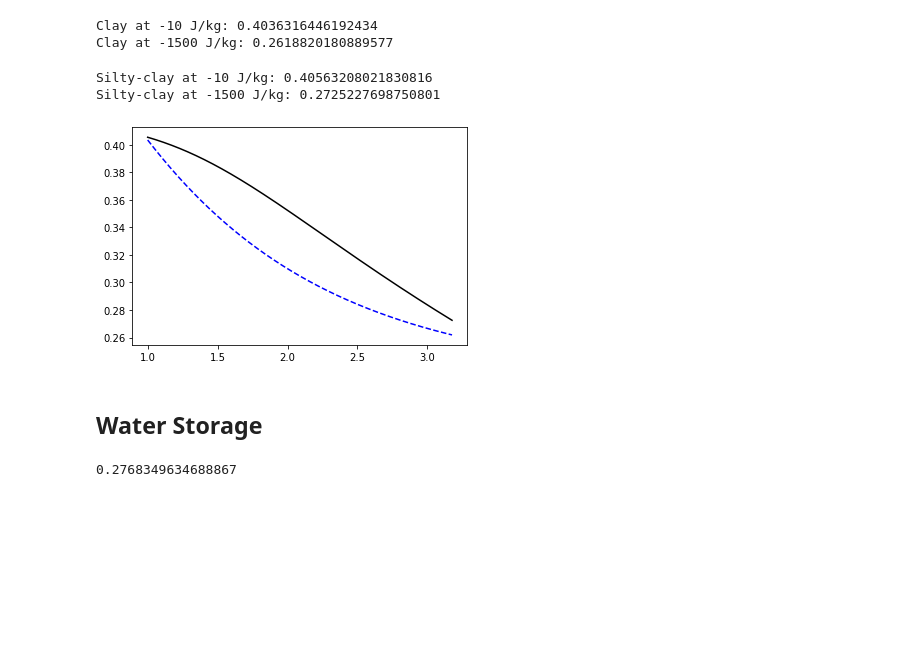
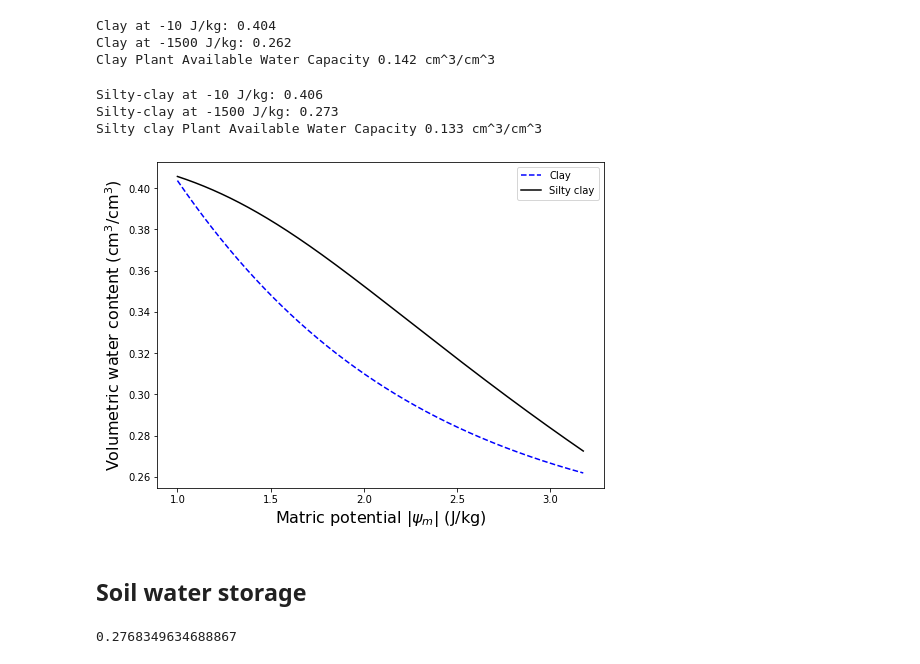
Before and after one commit to andres-patrignani/pynotes, a Jupyter notebook: notebooks/plant_available_water.ipynb, the cells around one changed output. Saved outputs shown, nothing was run; the diff lists cells and outputs as text; code cells hidden in the pictures; blank space fills up the shorter version.

Commit message:
Improved plant available water computation and references

```diff
--- a/notebooks/plant_available_water.ipynb
+++ b/notebooks/plant_available_water.ipynb
@@ -24,25 +39,51 @@ theta_silty_clay = model(matric, 0.05, 1.1, 0, 0.42)
-# %%
-# Voluemtric water content values at filed capacity (-10 j/kg)
-print('Clay at -10 J/kg:', theta_clay[0])
-print('Clay at -1500 J/kg:', theta_clay[-1])
-# %% [output]
-Clay at -10 J/kg: 0.4036316446192434
-Clay at -1500 J/kg: 0.2618820180889577
-# %%
-# Voluemtric water content values at filed capacity (-1500 j/kg)
-print('Silty-clay at -10 J/kg:', theta_silty_clay[0])
-print('Silty-clay at -1500 J/kg:', theta_silty_clay[-1])
-# %% [output]
-Silty-clay at -10 J/kg: 0.40563208021830816
-Silty-clay at -1500 J/kg: 0.2725227698750801
+# %%
+# Krasnozem clay (Table 1 Minasny and McBratney, 2003)
+theta_clay = model(matric, 1.22, 1.34, 0.23, 0.64)
+
+# Voluemtric water content values at filed capacity and wilting point
+fc_clay = theta_clay[0]  # Field capacity, upper limit
+wp_clay = theta_clay[-1] # Wilting point, lower limit
+
+# Plant available water
+paw_clay = fc_clay - wp_clay
+
+print('Clay at -10 J/kg:', round(fc_clay,3))
+print('Clay at -1500 J/kg:', round(wp_clay,3))
+print('Clay Plant Available Water Capacity',round(paw_clay,3), "cm^3/cm^3")
+# %% [output]
+Clay at -10 J/kg: 0.404
+Clay at -1500 J/kg: 0.262
+Clay Plant Available Water Capacity 0.142 cm^3/cm^3
+# %%
+# Xanthozem silty-clay (Table 1 Minasny and McBratney, 2003)
+theta_silty_clay = model(matric, 0.05, 1.1, 0, 0.42)
+
+# Voluemtric water content values at filed capacity and wilting point
+fc_silty_clay = theta_silty_clay[0]  # Field capacity, upper limit
+wp_silty_clay = theta_silty_clay[-1] # Wilting point, lower limit
+
+# Plant available water
+paw_silty_clay = fc_silty_clay - wp_silty_clay
+
+print('Silty-clay at -10 J/kg:', round(fc_silty_clay,3))
+print('Silty-clay at -1500 J/kg:', round(wp_silty_clay,3))
+print('Silty clay Plant Available Water Capacity',round(paw_silty_clay,3), "cm^3/cm^3")
+# %% [output]
+Silty-clay at -10 J/kg: 0.406
+Silty-clay at -1500 J/kg: 0.273
+Silty clay Plant Available Water Capacity 0.133 cm^3/cm^3
 # %%
+plt.figure(figsize=(8,6))
 plt.plot(np.log10(matric), theta_clay, '--b', label='Clay')
 plt.plot(np.log10(matric), theta_silty_clay, '-k', label='Silty clay')
+plt.xlabel("Matric potential $|\psi_m|$ (J/kg)", size=16)
+plt.ylabel("Volumetric water content (cm$^3$/cm$^3$)", size=16)
+plt.legend()
 plt.show()
 # %% [output]
-[figure, old version]
+[figure, new version]
-# %% [markdown]
-## Water Storage
+# %% [markdown]
+## Soil water storage
 # %%
 # Total storage clay between -10 and -1500 J/kg
 W_clay = 1/np.abs(fc - wp) * np.trapz(theta_clay, matric)
```
Also changed, not shown: parts of 10 cells of this notebook, 4 other files.
